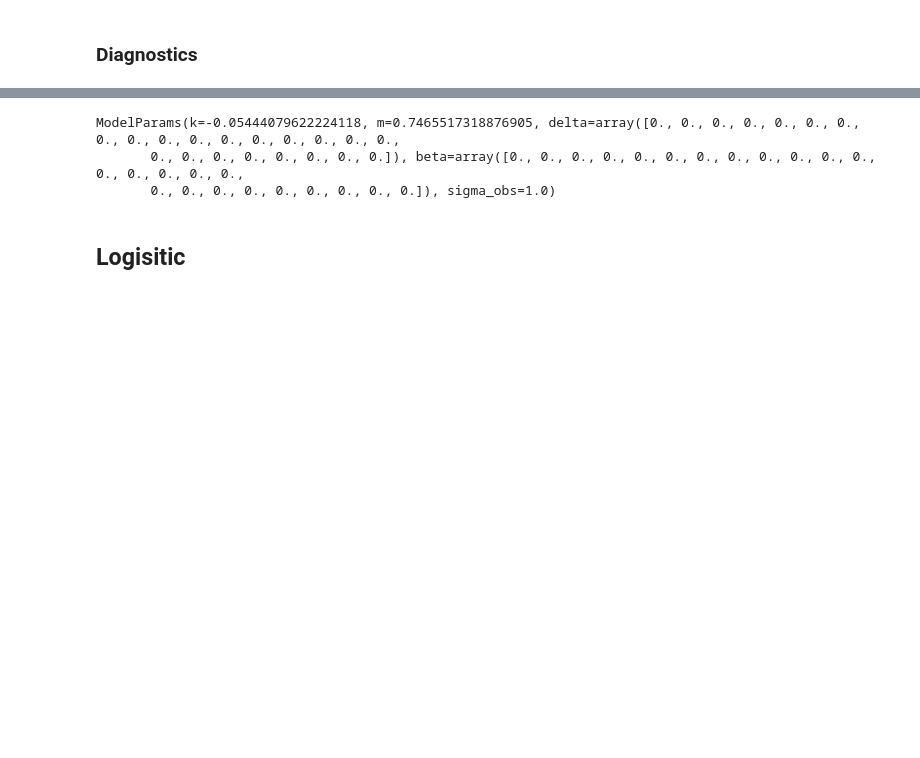
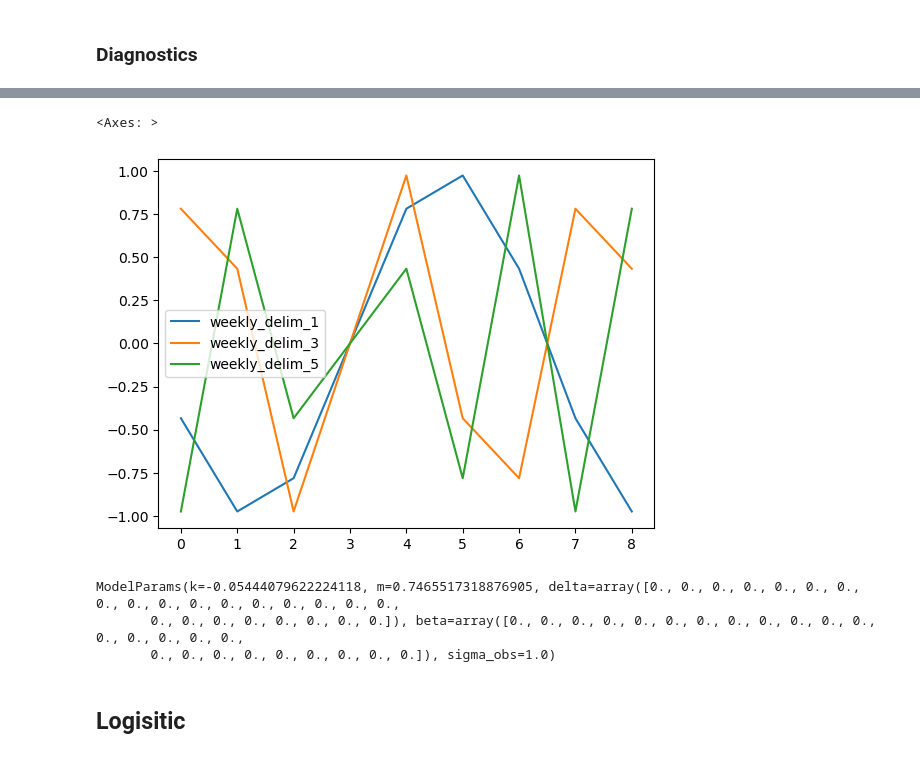
Before and after one commit to JakeRobertBaker/pymc_prophet, a Jupyter notebook: prophet_example.ipynb, the cells around one changed output, grey strips where cells are left out. Drawn from its saved outputs; the diff is of its cells as text; code cells hidden in the pictures; blank space fills up the shorter version.

```diff
--- a/prophet_example.ipynb
+++ b/prophet_example.ipynb
@@ -71,3 +104,8 @@ array([0., 0., 0., ..., 0., 0., 0.])
+# %%
+transformed.X[['weekly_delim_1', "weekly_delim_3", "weekly_delim_5"]].iloc[:9].plot()
+# %% [output]
+<Axes: >
+[figure, added]
 # %%
 m.calculate_initial_params(num_total_regressors=transformed.K)
 # %% [output]
```
Also changed, not shown: parts of 9 cells of this notebook, 6 other files.
